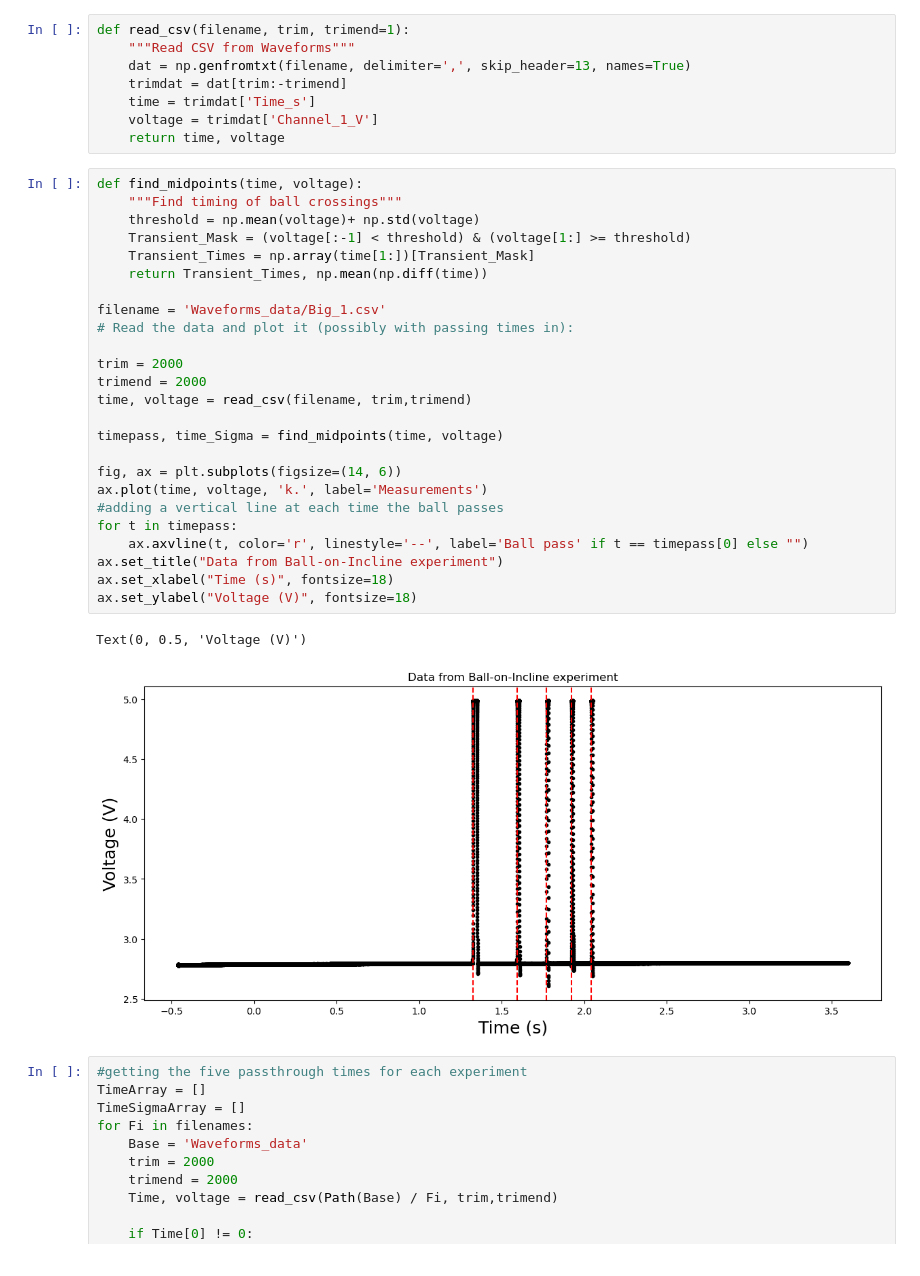
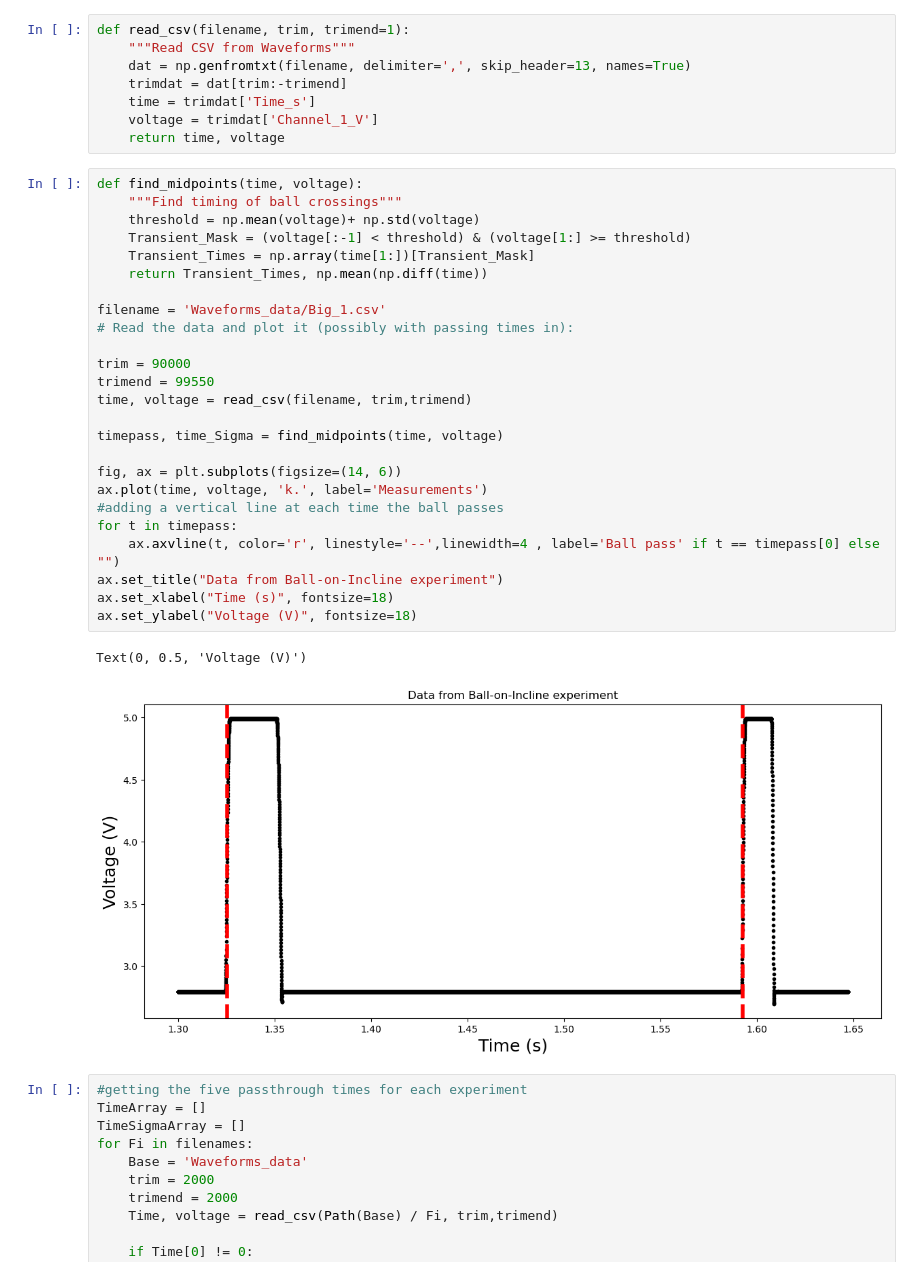
Before and after one commit to NikolajMunkKjaersgaard/Appstat-project, a Jupyter notebook: Project/BallOnIncline/Nikolaj_MeasurementsLab.ipynb, the cells around one changed output. Cells and saved outputs as stored; diff of their text form.

```diff
--- a/Project/BallOnIncline/Nikolaj_MeasurementsLab.ipynb
+++ b/Project/BallOnIncline/Nikolaj_MeasurementsLab.ipynb
@@ -108,31 +111,31 @@ def read_csv(filename, trim, trimend=1):
 # %%
 def find_midpoints(time, voltage):
     """Find timing of ball crossings"""
     threshold = np.mean(voltage)+ np.std(voltage)
     Transient_Mask = (voltage[:-1] < threshold) & (voltage[1:] >= threshold)
     Transient_Times = np.array(time[1:])[Transient_Mask]
     return Transient_Times, np.mean(np.diff(time))
 
 filename = 'Waveforms_data/Big_1.csv'
 # Read the data and plot it (possibly with passing times in):
 
-trim = 2000
-trimend = 2000
+trim = 90000
+trimend = 99550
 time, voltage = read_csv(filename, trim,trimend)
 
 timepass, time_Sigma = find_midpoints(time, voltage)
 
 fig, ax = plt.subplots(figsize=(14, 6))
 ax.plot(time, voltage, 'k.', label='Measurements')
 #adding a vertical line at each time the ball passes
 for t in timepass:
-    ax.axvline(t, color='r', linestyle='--', label='Ball pass' if t == timepass[0] else "")
+    ax.axvline(t, color='r', linestyle='--',linewidth=4 , label='Ball pass' if t == timepass[0] else "")
 ax.set_title("Data from Ball-on-Incline experiment")
 ax.set_xlabel("Time (s)", fontsize=18)
 ax.set_ylabel("Voltage (V)", fontsize=18)
 # %% [output]
 Text(0, 0.5, 'Voltage (V)')
-[figure, old version]
+[figure, new version]
 # %%
 #getting the five passthrough times for each experiment
 TimeArray = []
```
Also changed, not shown: parts of 20 cells of this notebook.
